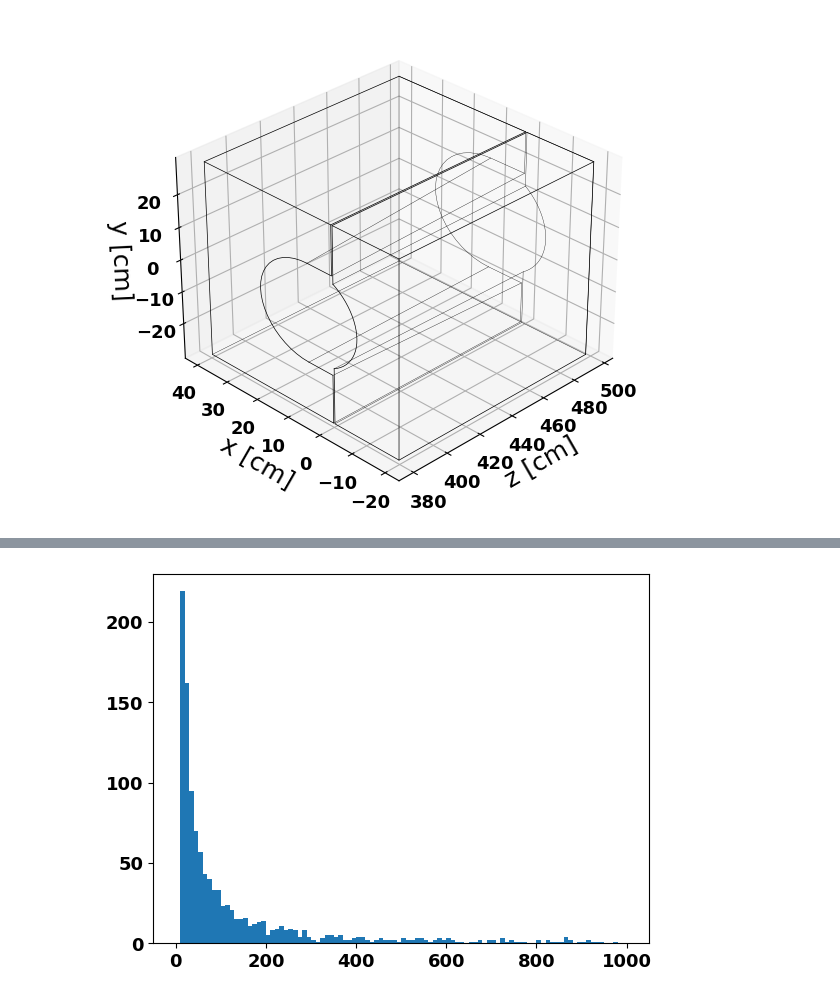
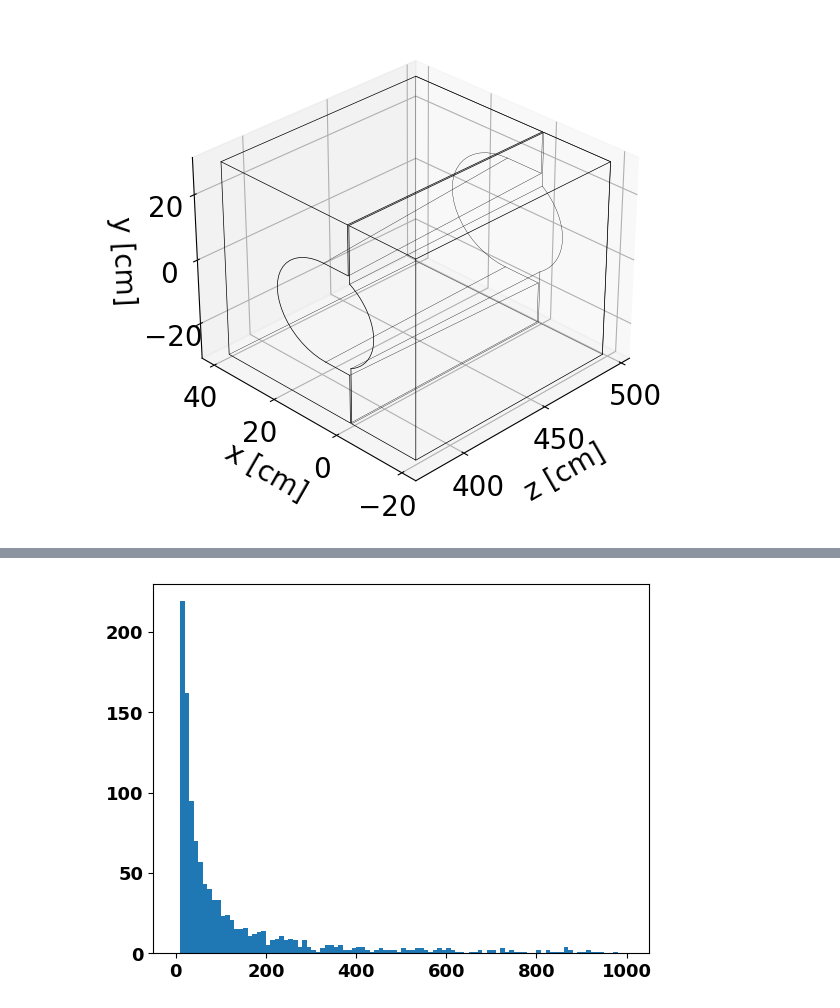
Before and after one commit to rymilton/eic_endcap_insert, a Jupyter notebook: analysis/WireframeExample.ipynb, the cells around one changed output, grey strips where cells are left out. Cells and saved outputs as stored; diff of their text form; code cells hidden in the pictures.

```diff
--- a/analysis/WireframeExample.ipynb
+++ b/analysis/WireframeExample.ipynb
@@ -5,12 +5,12 @@ import matplotlib.pyplot as plt
 import pandas as pd
 from matplotlib import rc
 import os, os.path
-mpl.rcParams.update({'font.size': 18})
+mpl.rcParams.update({'font.size': 20})
 mpl.rcParams.update({'legend.fontsize': 20})
-mpl.rcParams.update({'xtick.labelsize': 13})
-mpl.rcParams.update({'ytick.labelsize': 13})
+mpl.rcParams.update({'xtick.labelsize': 20})
+mpl.rcParams.update({'ytick.labelsize': 20})
 mpl.rcParams.update({'text.usetex' : False})
-rc('font', weight='bold')
+#rc('font', weight='bold')
 colors = {}
 colors['C'] = '#1f77b4'
 colors['Fe'] = '#ff7f0e'
@@ -31,35 +31,35 @@ thick=dict(color='k', linewidth=0.5)
 thin=dict(color='k', linewidth=0.25)
 zmin=380
 zmax=380+2.34*50
 for holeX, holeR, z,args in (7.7, 15, zmin, thick), (10.55, 17.25, zmax, thin):
     plt.plot([z]*8,[holeX,.2,.2,39.8,39.8, .2, .2, holeX], [-holeR,-holeR,-29.9, -29.9, 29.9, 29.9,holeR, holeR],**args)
     phi = np.linspace(-np.pi/2, np.pi/2, 25)
     plt.plot(0*phi+z,holeX+np.cos(phi)*holeR, holeR*np.sin(phi), **args)
     phi0 = np.arccos((-holeX-.2)/holeR)
     plt.plot([z]*6, [-.2,-.2,-19.8,-19.8, -.2, -.2],  [-holeR*np.sin(phi0),-29.9, -29.9, 29.9, 29.9, holeR*np.sin(phi0)], **args)
     phi = np.linspace(phi0,2*np.pi-phi0, 25)
     plt.plot(0*phi+z, holeX+np.cos(phi)*holeR, holeR*np.sin(phi), **args)
 for x in (-19.8, -.2, .2, 39.8):
     for y in (-29.9, 29.9):
         args = thick if y>0 or x<-1 else thin
         plt.plot([zmin, zmax],[x,x], [y,y], **args)
 
 args=thin
 plt.plot([zmin, zmax],[.2,.2], [15,17.25], **args)
 plt.plot([zmin, zmax],[.2,.2], [-15,-17.25], **args)
 plt.plot([zmin, zmax],[7.7,10.55], [15,17.25], **args)
 plt.plot([zmin, zmax],[7.7,10.55], [-15,-17.25], **args)
 plt.plot([zmin, zmax],[-.2,-.2], [15*np.sin(np.arccos((-7.7-.2)/15)),17.25*np.sin(phi0)], **args)
 plt.plot([zmin, zmax],[-.2,-.2], [-15*np.sin(np.arccos((-7.7-.2)/15)),-17.25*np.sin(phi0)], **args)
 
 #outline on the back
 plt.plot([zmax, zmax], [39.8,.2], [29.9,29.9], **thick)
 plt.plot([zmax, zmax,zmax], [-.2, -19.8, -19.8], [29.9,29.9, -29.9], **thick)
-ax.set_xlabel("z [cm]")
-ax.set_ylabel("x [cm]")
-ax.set_zlabel("y [cm]")
+ax.set_xlabel("z [cm]",labelpad=10)
+ax.set_ylabel("x [cm]",labelpad=10)
+ax.set_zlabel("y [cm]",labelpad=10)
 
 plt.show()
 # %% [output]
-[figure, old version]
+[figure, new version]
 # %%
```
Also changed, not shown: parts of 5 cells of this notebook, 1 other file.
